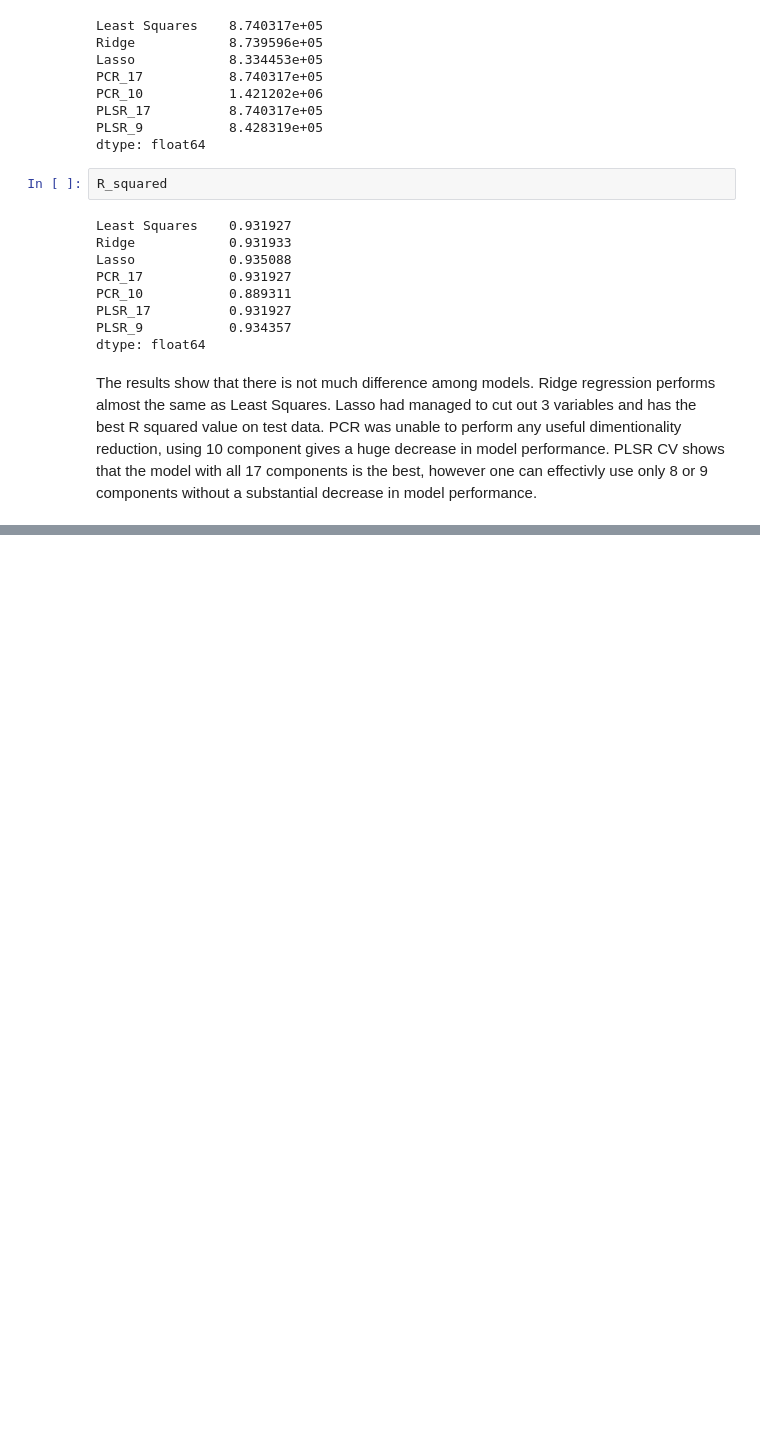
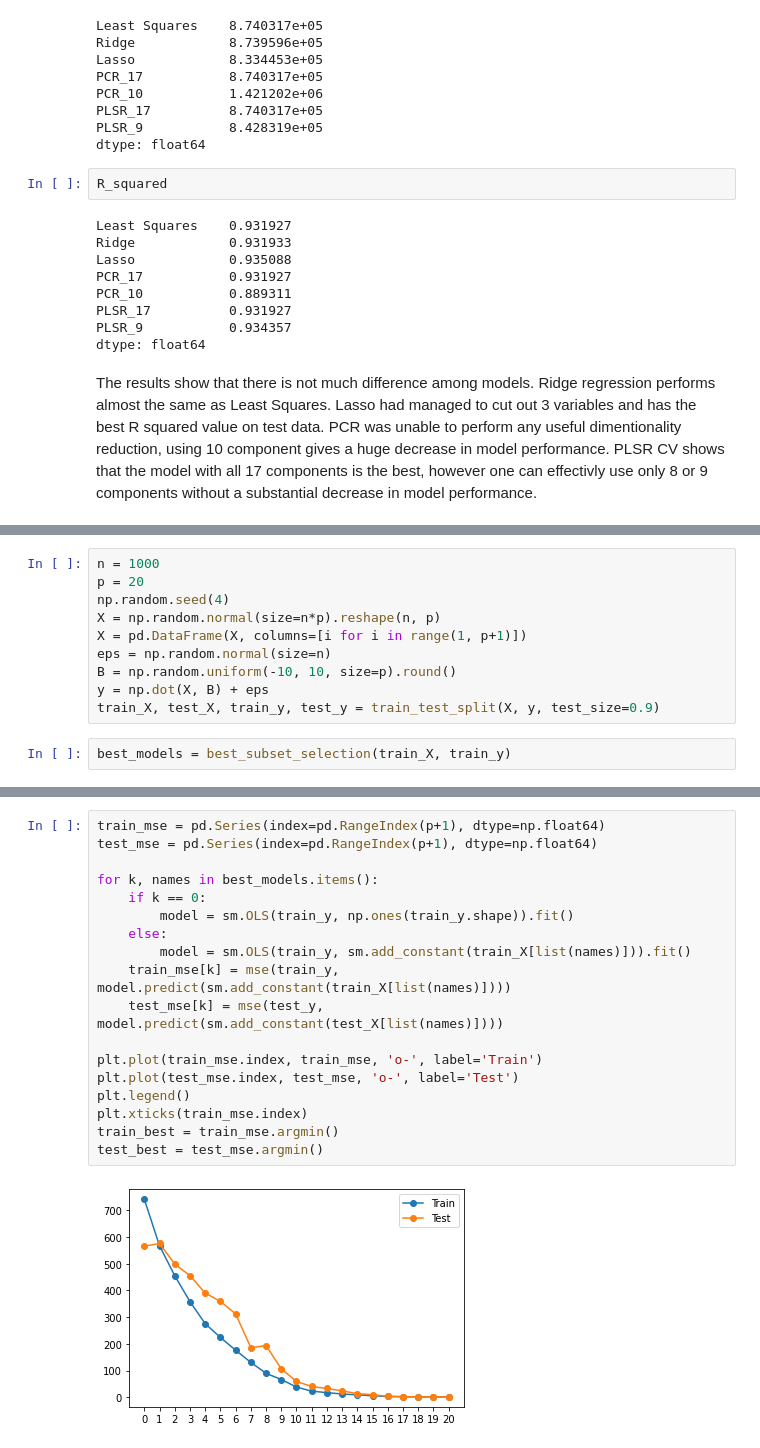
Before and after one commit to vivialprt/ISLR, a Jupyter notebook: Chapter6/Solution.ipynb, the cells around one changed output, grey strips where cells are left out. Cells and saved outputs as stored; diff of their text form; blank space fills up the shorter version.

```diff
--- a/Chapter6/Solution.ipynb
+++ b/Chapter6/Solution.ipynb
@@ -497,0 +500,12 @@ The results show that there is not much difference among models. Ridge regressio
+# %%
+n = 1000
+p = 20
+np.random.seed(4)
+X = np.random.normal(size=n*p).reshape(n, p)
+X = pd.DataFrame(X, columns=[i for i in range(1, p+1)])
+eps = np.random.normal(size=n)
+B = np.random.uniform(-10, 10, size=p).round()
+y = np.dot(X, B) + eps
+train_X, test_X, train_y, test_y = train_test_split(X, y, test_size=0.9)
+# %%
+best_models = best_subset_selection(train_X, train_y)
@@ -497,0 +533,20 @@ The results show that there is not much difference among models. Ridge regressio
+# %%
+train_mse = pd.Series(index=pd.RangeIndex(p+1), dtype=np.float64)
+test_mse = pd.Series(index=pd.RangeIndex(p+1), dtype=np.float64)
+
+for k, names in best_models.items():
+    if k == 0:
+        model = sm.OLS(train_y, np.ones(train_y.shape)).fit()
+    else:
+        model = sm.OLS(train_y, sm.add_constant(train_X[list(names)])).fit()
+    train_mse[k] = mse(train_y, model.predict(sm.add_constant(train_X[list(names)])))
+    test_mse[k] = mse(test_y, model.predict(sm.add_constant(test_X[list(names)])))
+
+plt.plot(train_mse.index, train_mse, 'o-', label='Train')
+plt.plot(test_mse.index, test_mse, 'o-', label='Test')
+plt.legend()
+plt.xticks(train_mse.index)
+train_best = train_mse.argmin()
+test_best = test_mse.argmin()
+# %% [output]
+[figure, added]
```
Also changed, not shown: parts of 24 cells of this notebook.
